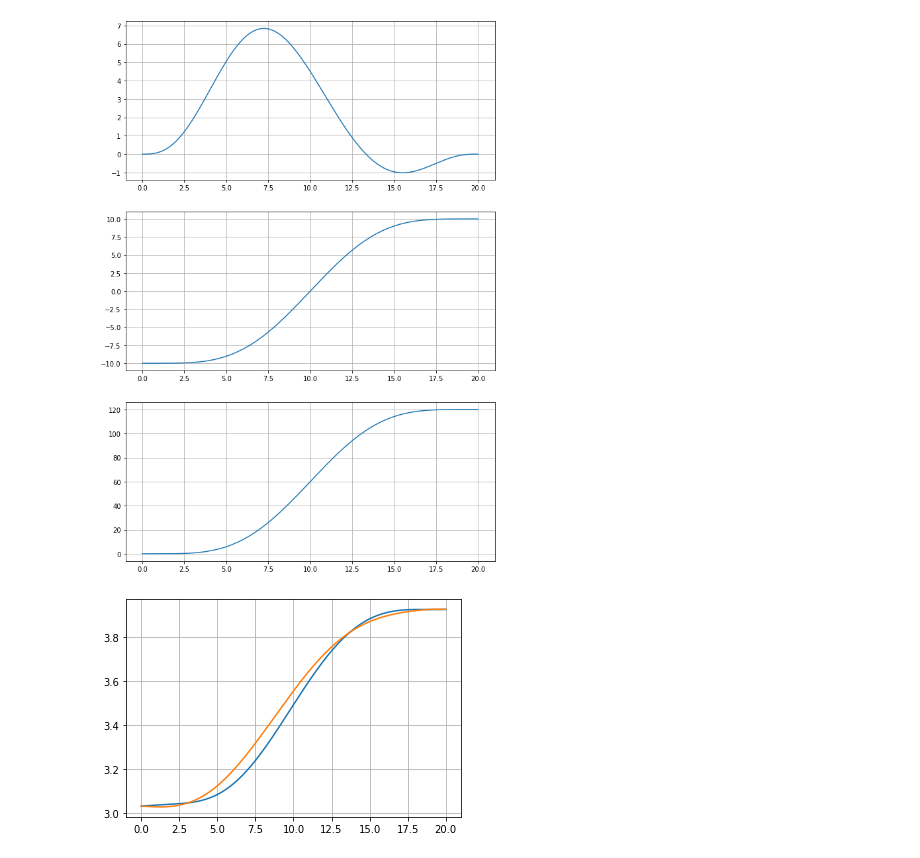
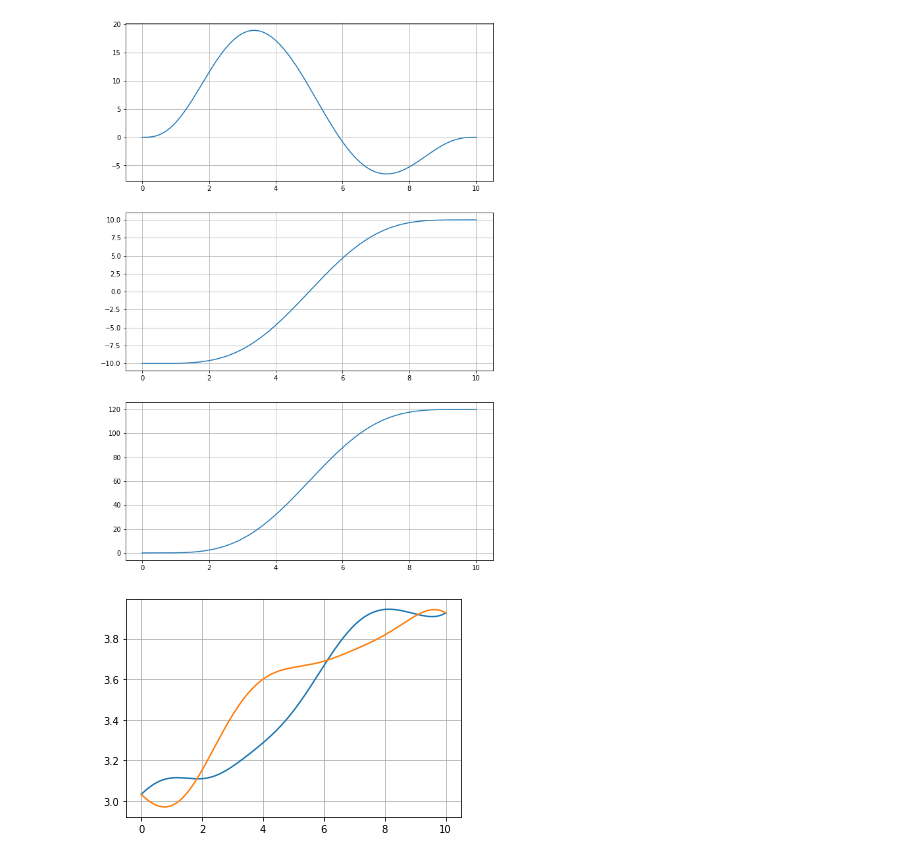
Before and after one commit to Rojetto/helicopter_thesis_code, a Jupyter notebook: scripts/plan_trajectory.ipynb, the cells around one changed output. Cells and saved outputs as stored; diff of their text form; code cells hidden in the pictures.

Commit message:
Generate a few trajectories

```diff
--- a/scripts/plan_trajectory.ipynb
+++ b/scripts/plan_trajectory.ipynb
@@ -22,25 +22,32 @@ traj_planner.travel_start = 0
 traj_planner.travel_end = 120
 traj_planner.t_end = 20
 trajectory = traj_planner.generate()
-savemat(f"../matlab/e_-10_10_l_0_120_t_20.mat", trajectory.to_dict())
+savemat(f"../matlab/e_-10_10_l_0_120_t_20.mat", traj_planner.generate().to_dict())
+
+traj_planner.t_end = 15
+savemat(f"../matlab/e_-10_10_l_0_120_t_15.mat", traj_planner.generate().to_dict())
+
+traj_planner.t_end = 10
+savemat(f"../matlab/e_-10_10_l_0_120_t_10.mat", traj_planner.generate().to_dict())
 # %%
+trajectory = traj_planner.generate()
 deg = np.pi / 180
 figure(figsize=(10, 15))
 subplot(311)
 plot(trajectory.t, trajectory.phi[:, 0] / deg)
 grid()
 subplot(312)
 plot(trajectory.t, trajectory.eps[:, 0] / deg)
 grid()
 subplot(313)
 plot(trajectory.t, trajectory.lamb[:, 0] / deg)
 grid()
 
 figure()
 plot(trajectory.t, trajectory.vf)
 plot(trajectory.t, trajectory.vb)
 grid()
 show()
 # %% [output]
-[figure, old version]
+[figure, new version]
-[figure, old version]
+[figure, new version]
```
Also changed, not shown: 3 other files.
